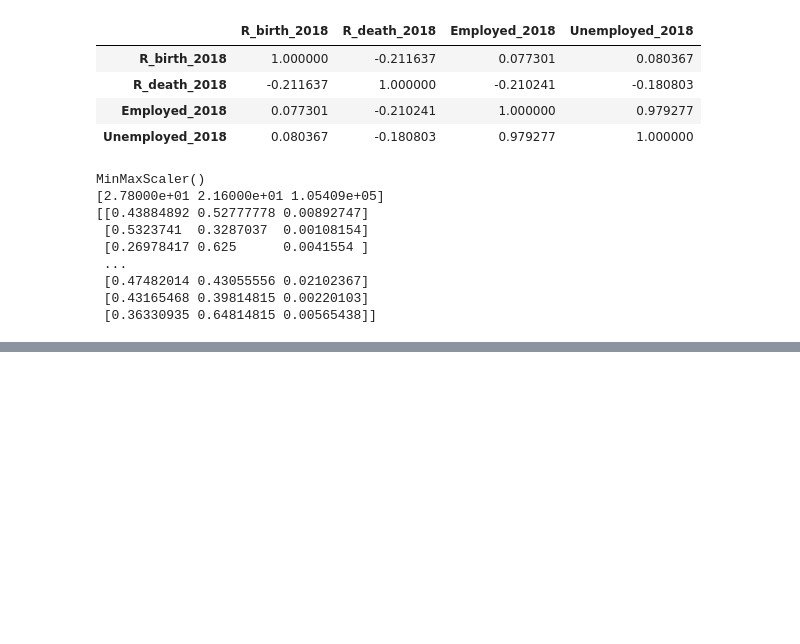
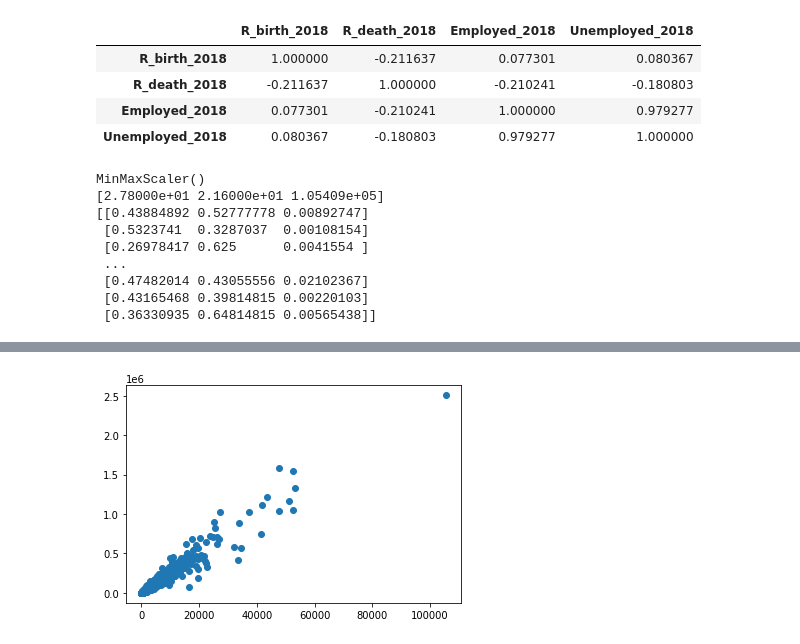
Before and after one commit to mronqui/regularized-linear-regression-project, a Jupyter notebook: src/explore.ipynb, the cells around one changed output, grey strips where cells are left out. Drawn from its saved outputs; the diff is of its cells as text; code cells hidden in the pictures; blank space fills up the shorter version.

```diff
--- a/src/explore.ipynb
+++ b/src/explore.ipynb
@@ -132,0 +143,5 @@ MinMaxScaler()
+# %%
+plt.scatter(x=X_train['Unemployed_2018'], y=y_train)
+plt.show()
+# %% [output]
+[figure, added]
```
Also changed, not shown: parts of 2 cells of this notebook.
